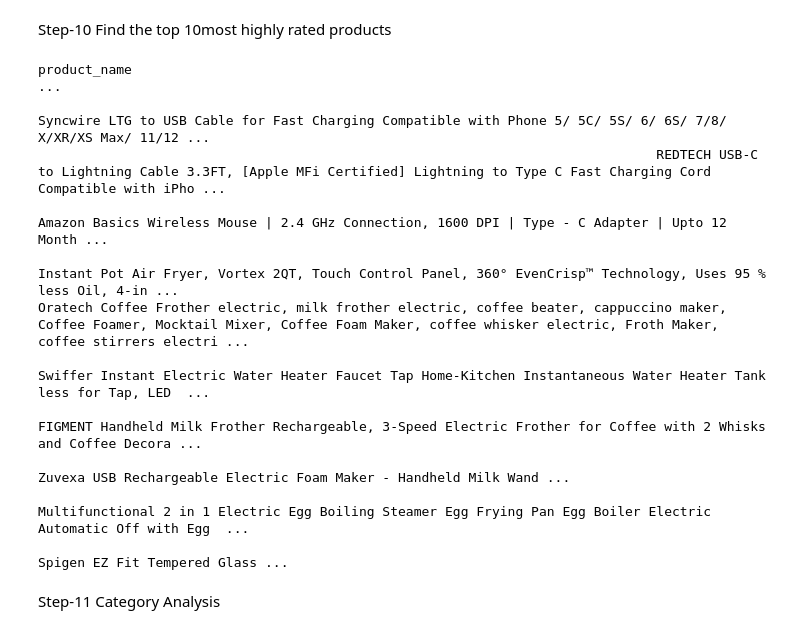
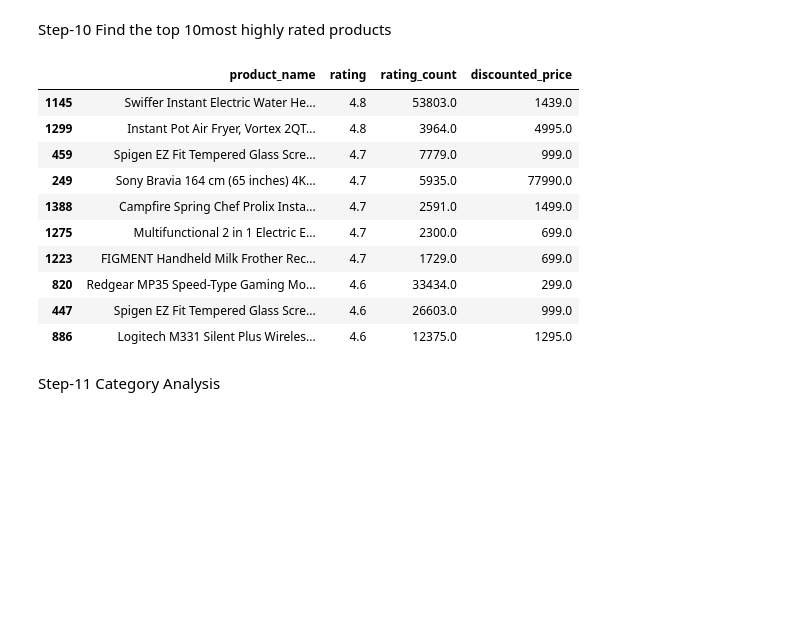
Before and after one commit to NiyatiRaiyani/25AIML060-PYTHON, a Jupyter notebook: Lab-24 .ipynb, the cells around one changed output. Saved outputs shown, nothing was run; the diff lists cells and outputs as text; code cells hidden in the pictures; blank space fills up the shorter version.

```diff
--- a/Lab-24 .ipynb
+++ b/Lab-24 .ipynb
@@ -238,23 +210,26 @@ boAt Deuce USB 300 2 in 1 Type-C & Micro USB Stress Resistant, Tangle-Free, Stur
 # %% [markdown]
 Step-10 Find the top 10most highly rated products
 # %%
-top_10_rated = df.sort_values("rating", ascending=False).head(10)
+top_rated = (
+    df[df["rating_count"] >= 100]
+    .sort_values(["rating", "rating_count"], ascending=[False, False])
+)
 
-result = top_10_rated[["product_name", "rating"]]
-
-print(result.to_string(index=False, justify="left"))
+top_rated[
+    ["product_name", "rating", "rating_count", "discounted_price"]
+].head(10)
 # %% [output]
-product_name                                                                                                                                                                                             ...
-                                                                                             Syncwire LTG to USB Cable for Fast Charging Compatible with Phone 5/ 5C/ 5S/ 6/ 6S/ 7/8/ X/XR/XS Max/ 11/12 ...
-                                                                               REDTECH USB-C to Lightning Cable 3.3FT, [Apple MFi Certified] Lightning to Type C Fast Charging Cord Compatible with iPho ...
-                                                                                                          Amazon Basics Wireless Mouse | 2.4 GHz Connection, 1600 DPI | Type - C Adapter | Upto 12 Month ...
-                                                                                            Instant Pot Air Fryer, Vortex 2QT, Touch Control Panel, 360° EvenCrisp™ Technology, Uses 95 % less Oil, 4-in ...
-Oratech Coffee Frother electric, milk frother electric, coffee beater, cappuccino maker, Coffee Foamer, Mocktail Mixer, Coffee Foam Maker, coffee whisker electric, Froth Maker, coffee stirrers electri ...
-                                                                                        Swiffer Instant Electric Water Heater Faucet Tap Home-Kitchen Instantaneous Water Heater Tank less for Tap, LED  ...
-                                                                                         FIGMENT Handheld Milk Frother Rechargeable, 3-Speed Electric Frother for Coffee with 2 Whisks and Coffee Decora ...
-                                                                                                                                        Zuvexa USB Rechargeable Electric Foam Maker - Handheld Milk Wand ...
-                                                                                          Multifunctional 2 in 1 Electric Egg Boiling Steamer Egg Frying Pan Egg Boiler Electric Automatic Off with Egg  ...
-                                                                                                                                                                            Spigen EZ Fit Tempered Glass ...
+|  | product_name | rating | rating_count | discounted_price |
+| 1145 | Swiffer Instant Electric Water He... | 4.8 | 53803.0 | 1439.0 |
+| 1299 | Instant Pot Air Fryer, Vortex 2QT... | 4.8 | 3964.0 | 4995.0 |
+| 459 | Spigen EZ Fit Tempered Glass Scre... | 4.7 | 7779.0 | 999.0 |
+| 249 | Sony Bravia 164 cm (65 inches) 4K... | 4.7 | 5935.0 | 77990.0 |
+| 1388 | Campfire Spring Chef Prolix Insta... | 4.7 | 2591.0 | 1499.0 |
+| 1275 | Multifunctional 2 in 1 Electric E... | 4.7 | 2300.0 | 699.0 |
+| 1223 | FIGMENT Handheld Milk Frother Rec... | 4.7 | 1729.0 | 699.0 |
+| 820 | Redgear MP35 Speed-Type Gaming Mo... | 4.6 | 33434.0 | 299.0 |
+| 447 | Spigen EZ Fit Tempered Glass Scre... | 4.6 | 26603.0 | 999.0 |
+| 886 | Logitech M331 Silent Plus Wireles... | 4.6 | 12375.0 | 1295.0 |
 # %% [markdown]
 Step-11 Category Analysis
 # %%
```
Also changed, not shown: parts of 18 cells of this notebook.
